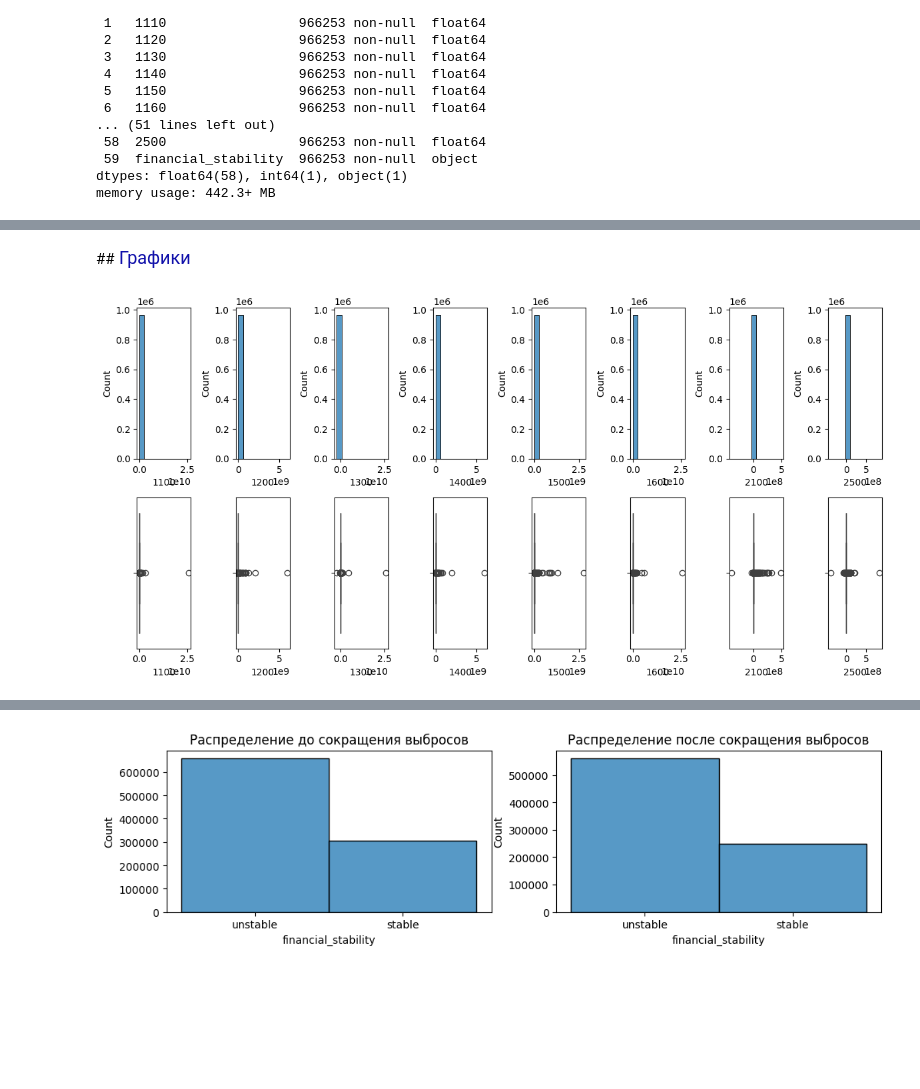
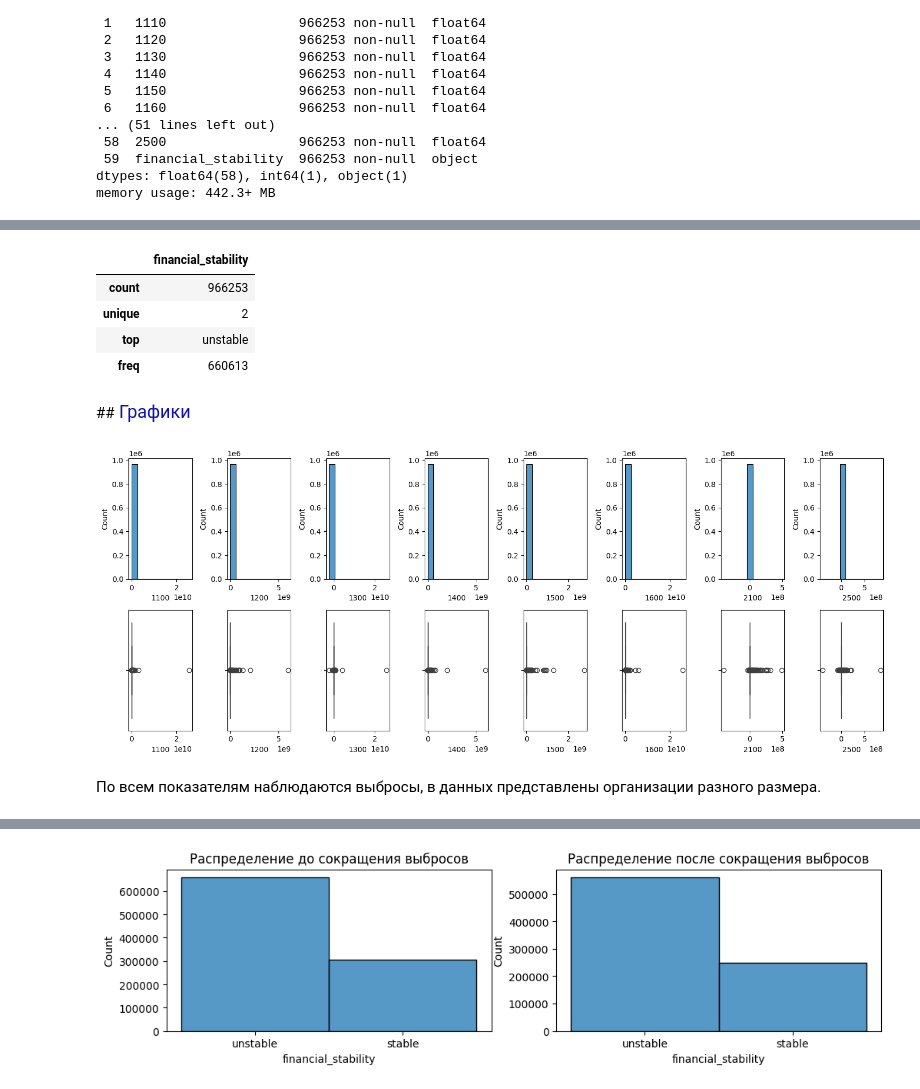
Before and after one commit to AnnaMatochkina/final-certification, a Jupyter notebook: итоговая_аттестация_файл_2.ipynb, the cells around one changed output, grey strips where cells are left out. Cells and saved outputs as stored; diff of their text form; code cells hidden in the pictures; blank space fills up the shorter version.

```diff
--- a/итоговая_аттестация_файл_2.ipynb
+++ b/итоговая_аттестация_файл_2.ipynb
@@ -136,3 +127,11 @@ dtype: int64
+# %%
+df.describe(include='object')
+# %% [output]
+|  | financial_stability |
+| count | 966253 |
+| unique | 2 |
+| top | unstable |
+| freq | 660613 |
 # %% [markdown]
 ##<font color='#11a' size='4'> Графики
 # %%
@@ -140,16 +139,18 @@ dtype: int64
 num_features = '1100', '1200', '1300', '1400', '1500', '1600' , '2100', '2500'
 # %%
 # Гистограммы
-plt.figure(figsize=(12, 6))
+plt.figure(figsize = (15, 6))
 for i, col in enumerate(num_features, 1):
     plt.subplot(2, len(num_features), i)
-    sns.histplot(df[col], bins=10)
+    sns.histplot(df[col], bins = 10)
 # Box plot
 for i, col in enumerate(num_features, 1):
     plt.subplot(2, len(num_features), i + len(num_features))
-    sns.boxplot(x=df[col])
+    sns.boxplot(x = df[col])
 
 plt.tight_layout()
 plt.show()
 # %% [output]
-[figure, old version]
+[figure, new version]
+# %% [markdown]
+По всем показателям наблюдаются выбросы, в данных представлены организации разного размера.
```
Also changed, not shown: parts of 104 cells of this notebook.
